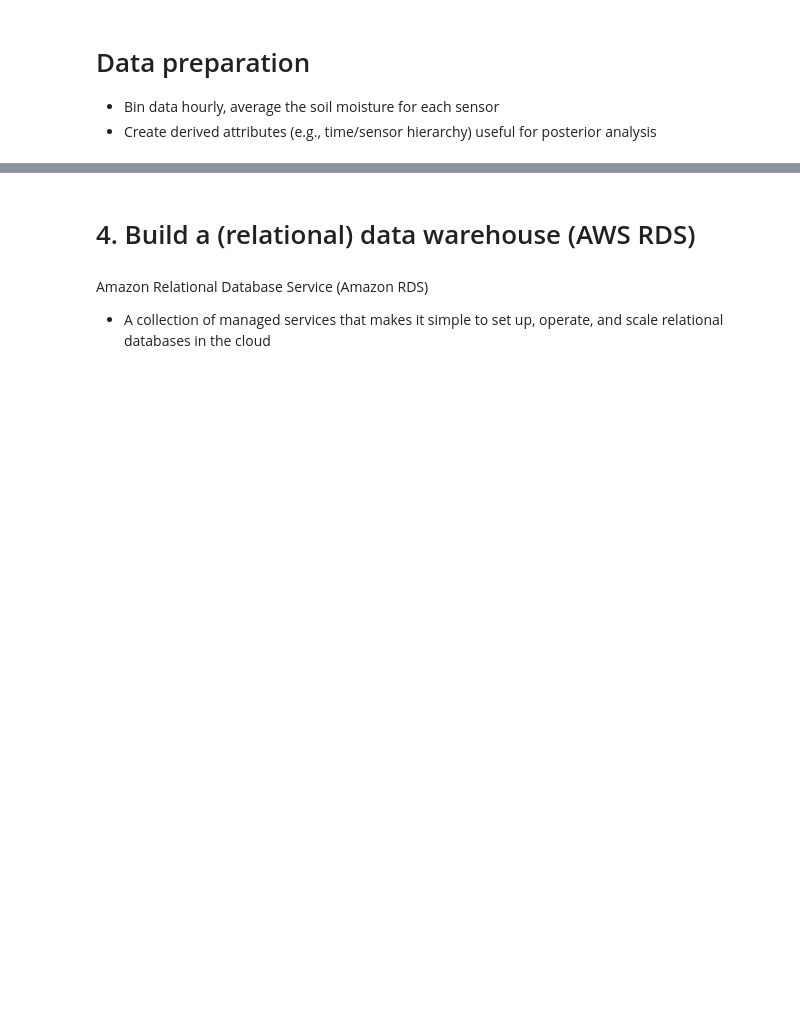
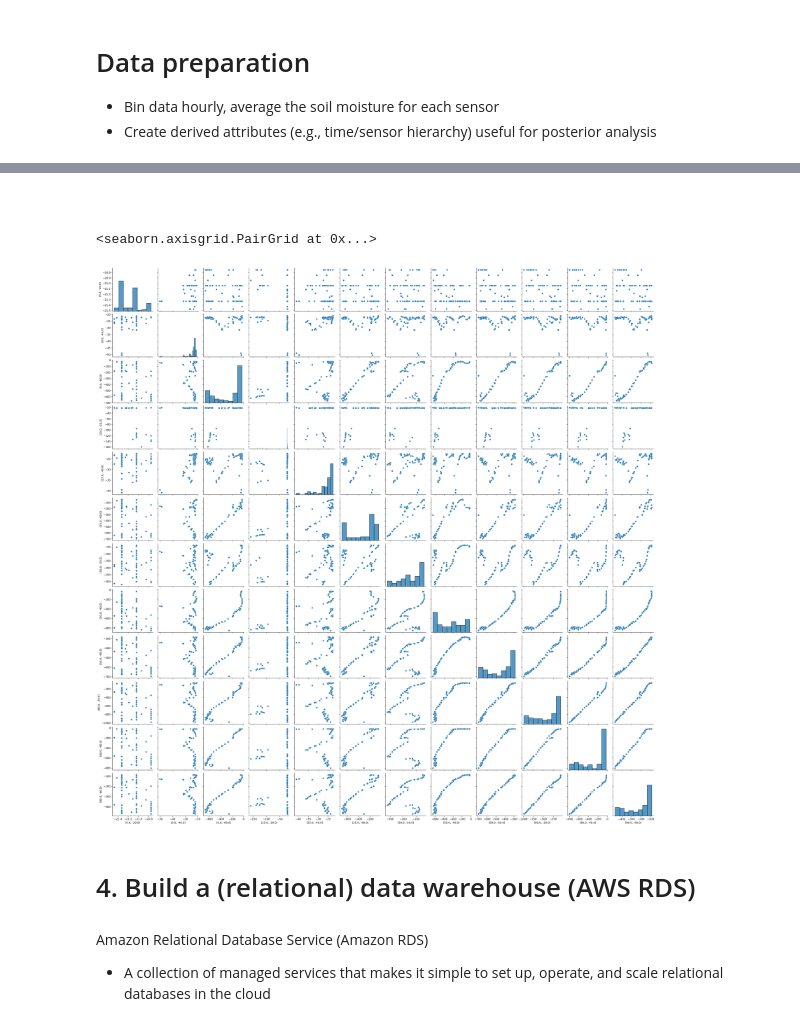
Before and after one commit to w4bo/AA2425-unibo-bigdataandcloudplatforms, a Jupyter notebook: slides/lab-05-dl2dwh.ipynb, the cells around one changed output, grey strips where cells are left out. Cells and saved outputs as stored; diff of their text form; code cells hidden in the pictures; blank space fills up the shorter version.

```diff
--- a/slides/lab-05-dl2dwh.ipynb
+++ b/slides/lab-05-dl2dwh.ipynb
@@ -256,7 +373,6 @@ df1["date"] = [pd.to_datetime(tm, unit='s').strftime('%Y-%m-%d') for tm in df1["
 df1["month"] = [pd.to_datetime(tm, unit='s').strftime('%Y-%m') for tm in df1["timestamp"]]  # format the month
 df1["year"] = [pd.to_datetime(tm, unit='s').strftime('%Y') for tm in df1["timestamp"]]  # format the year
 df1["timestamp"] = [pd.to_datetime(tm, unit='s').strftime('%Y-%m-%d %H:%M:%S') for tm in df1["timestamp"]]  # format the timestamp
-
-df2 = df1.copy(deep=True)
-df2["sensor"] = df2.apply(lambda x: "(" + str(x["xx"]) + ", " + str(x["yy"]) + ")", axis=1)
-df2 = df2.rename({"xx": "dist", "yy": "depth", "plantRow": "plant"}, axis=1)
+df1["sensor"] = df1.apply(lambda x: "(" + str(x["xx"]) + ", " + str(x["yy"]) + ")", axis=1)
+df2 = df1.rename({"xx": "dist", "yy": "depth", "plantRow": "plant"}, axis=1)
+df2
@@ -288,4 +407,8 @@ pdf
+# %% [markdown]
+#
 # %%
-# import seaborn as sns
-# sns.pairplot(pdf)
-# plt.show()
+import seaborn as sns
+sns.pairplot(pdf.sample(100))
+# %% [output]
+<seaborn.axisgrid.PairGrid at 0x...>
+[figure, added]
```
Also changed, not shown: parts of 57 cells of this notebook.
